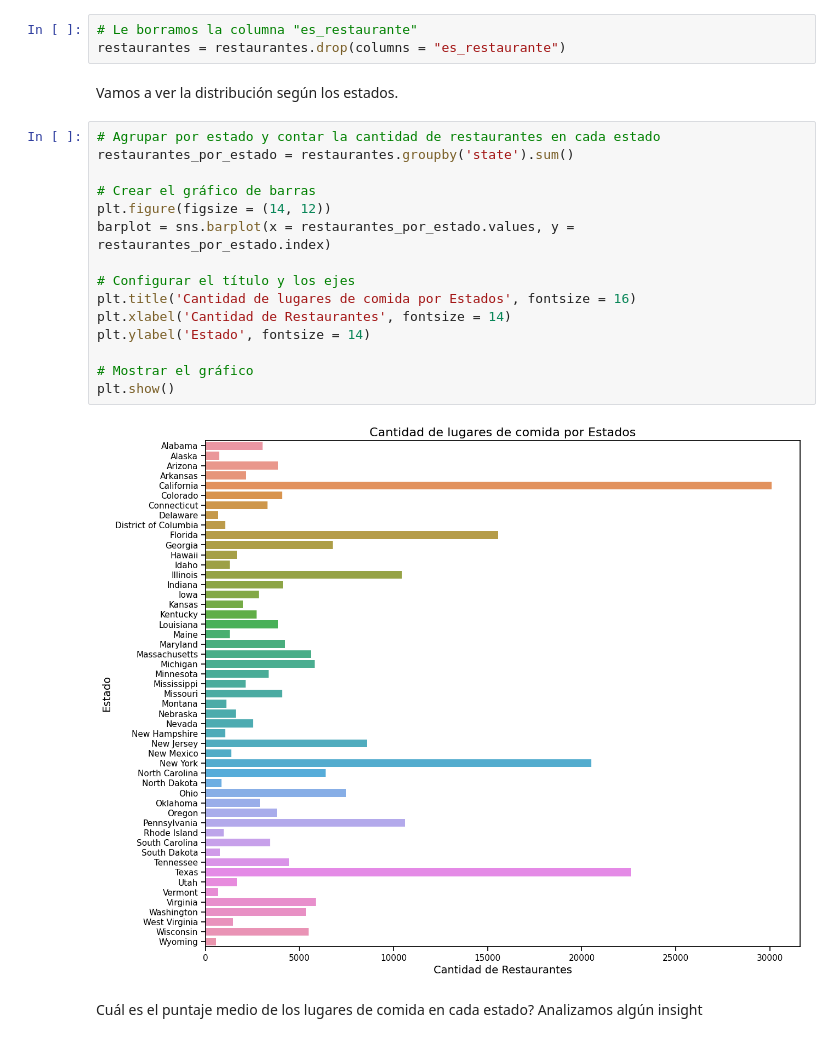
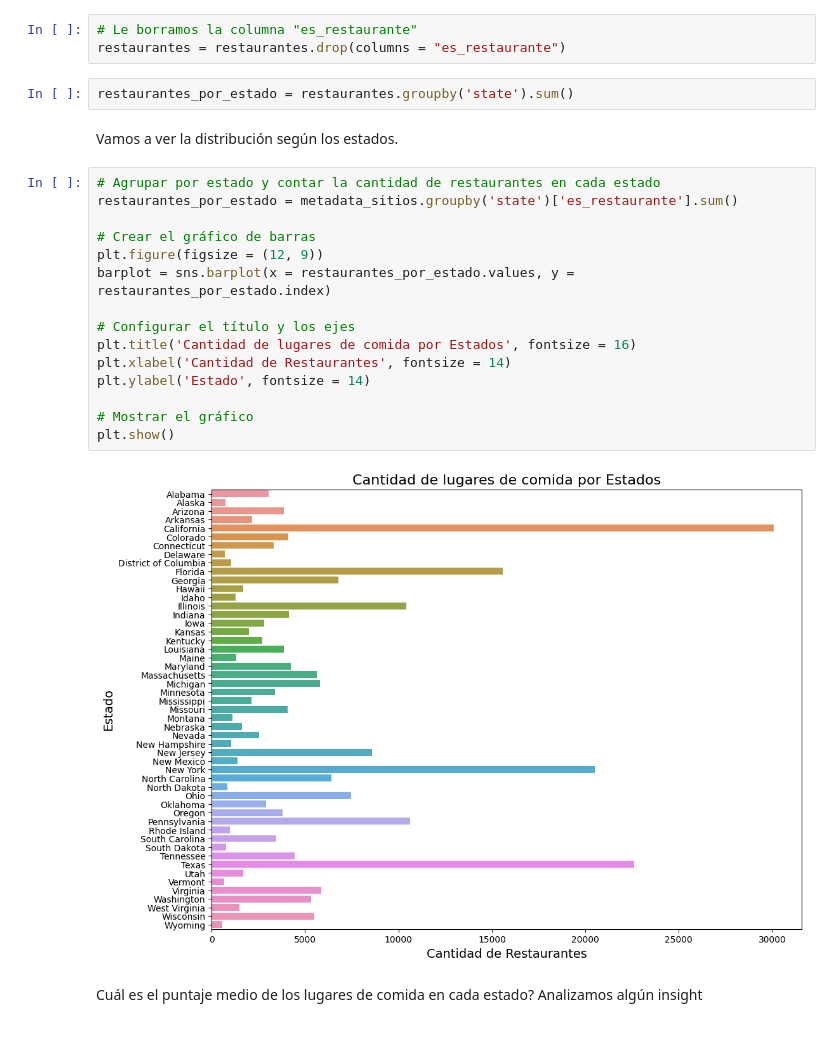
Before and after one commit to claudiogit2019/Proyecto-final, a Jupyter notebook: EDA-GoogleMaps.ipynb, the cells around one changed output. Drawn from its saved outputs; the diff is of its cells as text.

```diff
--- a/EDA-GoogleMaps.ipynb
+++ b/EDA-GoogleMaps.ipynb
@@ -748,25 +746,27 @@ restaurantes = metadata_sitios[metadata_sitios['es_restaurante']]
 # %%
 # Le borramos la columna "es_restaurante"
 restaurantes = restaurantes.drop(columns = "es_restaurante")
+# %%
+restaurantes_por_estado = restaurantes.groupby('state').sum()
 # %% [markdown]
  Vamos a ver la distribución según los estados.
 # %%
 # Agrupar por estado y contar la cantidad de restaurantes en cada estado
-restaurantes_por_estado = restaurantes.groupby('state').sum()
+restaurantes_por_estado = metadata_sitios.groupby('state')['es_restaurante'].sum()
 
 # Crear el gráfico de barras
-plt.figure(figsize = (14, 12))
+plt.figure(figsize = (12, 9))
 barplot = sns.barplot(x = restaurantes_por_estado.values, y = restaurantes_por_estado.index)
 
 # Configurar el título y los ejes
 plt.title('Cantidad de lugares de comida por Estados', fontsize = 16)
 plt.xlabel('Cantidad de Restaurantes', fontsize = 14)
 plt.ylabel('Estado', fontsize = 14)
 
 # Mostrar el gráfico
 plt.show()
 # %% [output]
-[figure, old version]
+[figure, new version]
 # %% [markdown]
 Cuál es el puntaje medio de los lugares de comida en cada estado? Analizamos algún insight
 # %%
```
Also changed, not shown: parts of 24 cells of this notebook.
